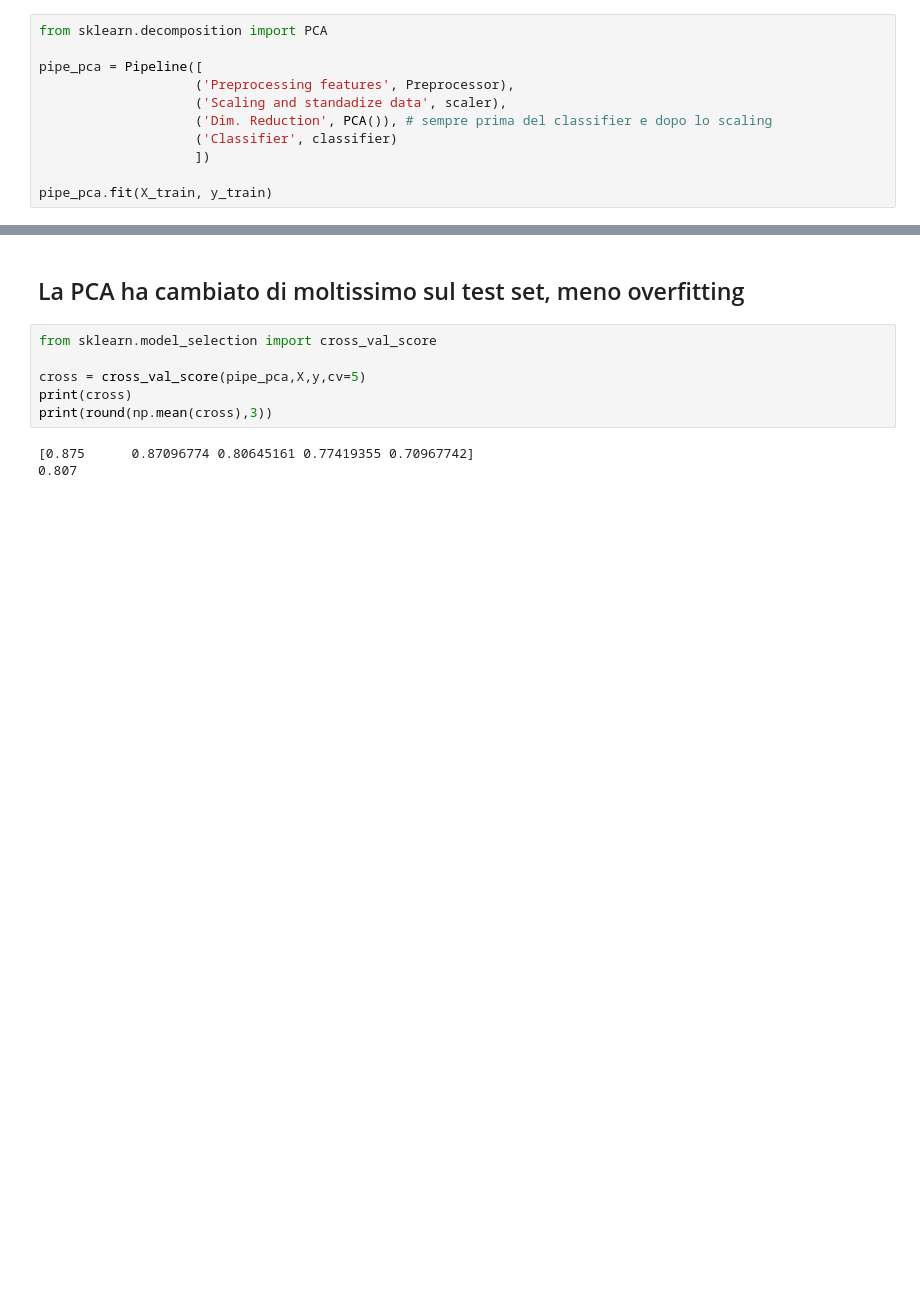
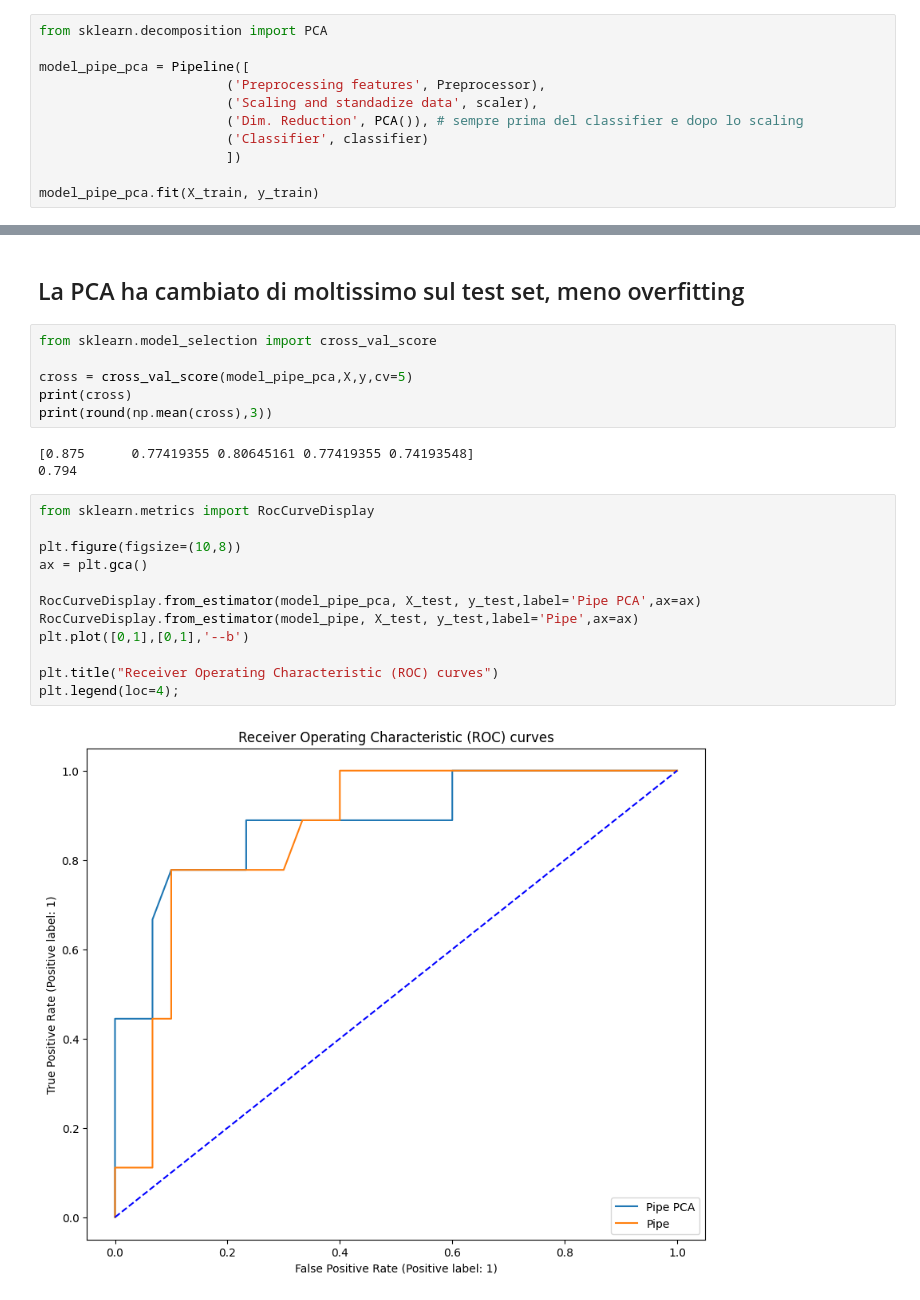
Before and after one commit to Frenz86/machine-learning-course, a Jupyter notebook: python/Lez12/3Titanic_pipe.ipynb, the cells around one changed output, grey strips where cells are left out. Cells and saved outputs as stored; diff of their text form; blank space fills up the shorter version.

```diff
--- a/python/Lez12/3Titanic_pipe.ipynb
+++ b/python/Lez12/3Titanic_pipe.ipynb
@@ -287,14 +312,14 @@ y_pred
 # %%
 from sklearn.decomposition import PCA
 
-pipe_pca = Pipeline([
-                    ('Preprocessing features', Preprocessor),
-                    ('Scaling and standadize data', scaler),
-                    ('Dim. Reduction', PCA()), # sempre prima del classifier e dopo lo scaling
-                    ('Classifier', classifier)
-                    ])
+model_pipe_pca = Pipeline([
+                        ('Preprocessing features', Preprocessor),
+                        ('Scaling and standadize data', scaler),
+                        ('Dim. Reduction', PCA()), # sempre prima del classifier e dopo lo scaling
+                        ('Classifier', classifier)
+                        ])
 
-pipe_pca.fit(X_train, y_train)
+model_pipe_pca.fit(X_train, y_train)
 # %% [output]
 Pipeline(steps=[('Preprocessing features',
                  ColumnTransformer(transformers=[('pipeline-1',
@@ -324,9 +349,23 @@ Test Accuracy : 0.872
 # %%
 from sklearn.model_selection import cross_val_score
 
-cross = cross_val_score(pipe_pca,X,y,cv=5)
+cross = cross_val_score(model_pipe_pca,X,y,cv=5)
 print(cross)
 print(round(np.mean(cross),3))
 # %% [output]
-[0.875      0.87096774 0.80645161 0.77419355 0.70967742]
-0.807
+[0.875      0.77419355 0.80645161 0.77419355 0.74193548]
+0.794
+# %%
+from sklearn.metrics import RocCurveDisplay
+
+plt.figure(figsize=(10,8))
+ax = plt.gca()
+
+RocCurveDisplay.from_estimator(model_pipe_pca, X_test, y_test,label='Pipe PCA',ax=ax)
+RocCurveDisplay.from_estimator(model_pipe, X_test, y_test,label='Pipe',ax=ax)
+plt.plot([0,1],[0,1],'--b')
+
+plt.title("Receiver Operating Characteristic (ROC) curves")
+plt.legend(loc=4);
+# %% [output]
+[figure, added]
```
Also changed, not shown: parts of 8 cells of this notebook, 1 other file.
